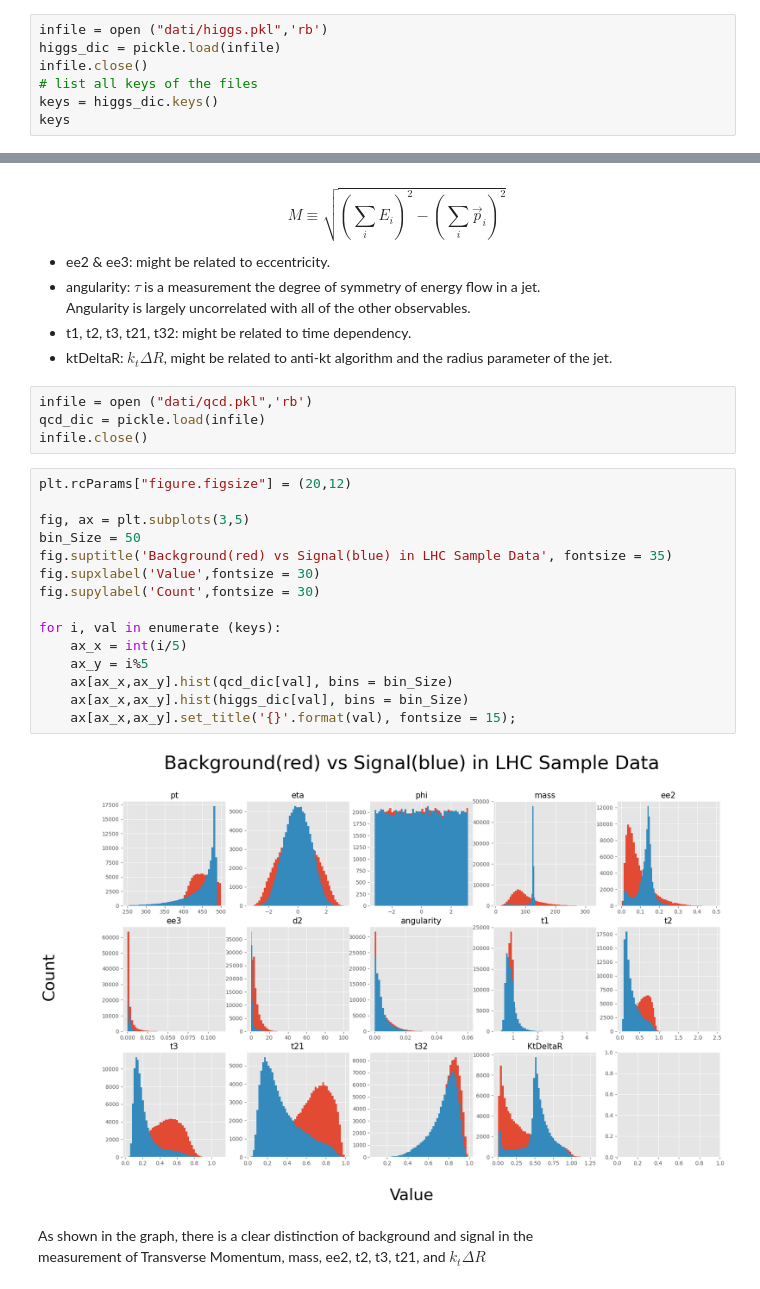
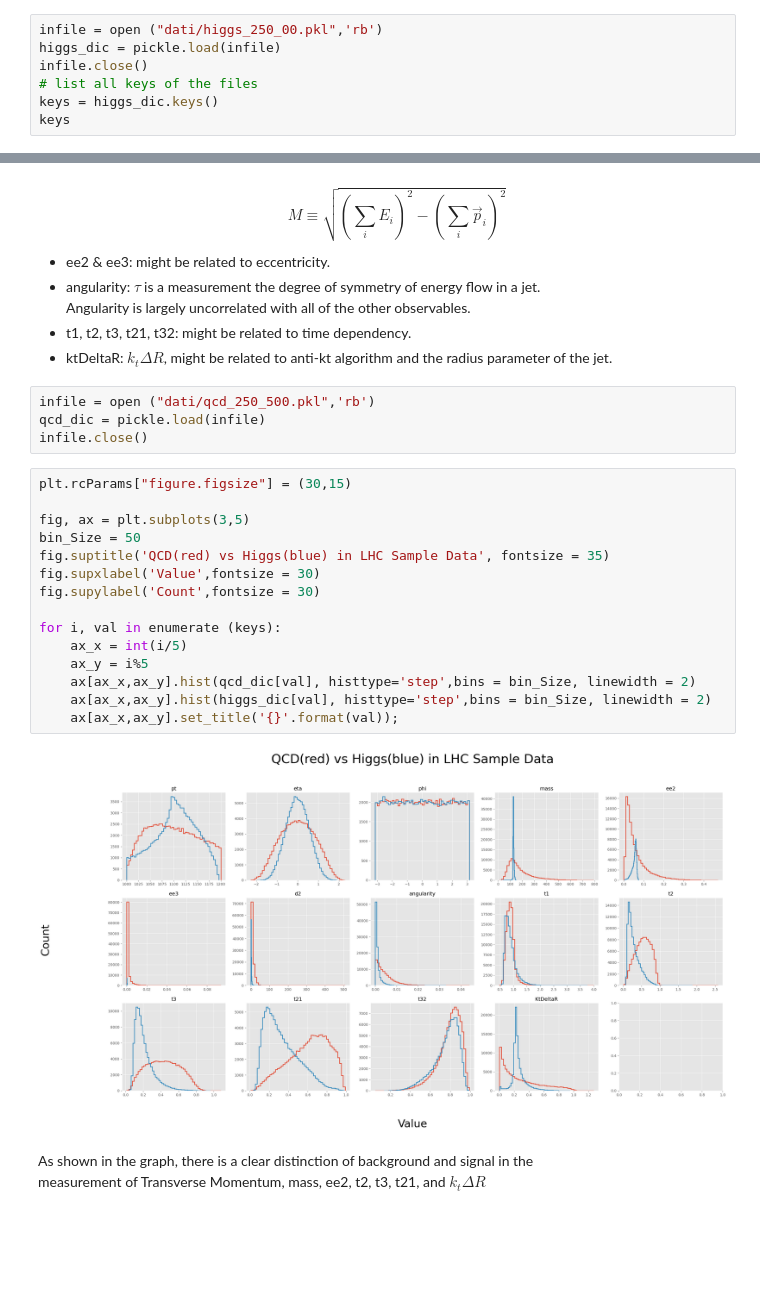
Before and after one commit to HaikunXue/Phys-434-lab, a Jupyter notebook: Lab 5.ipynb, the cells around one changed output, grey strips where cells are left out. Cells and saved outputs as stored; diff of their text form; blank space fills up the shorter version.

```diff
--- a/Lab 5.ipynb
+++ b/Lab 5.ipynb
@@ -46,7 +46,7 @@ In this data set, we are focusing on data from one specific detector, the ATLAS
 And the data is seperate into two parts, the QCD data, or quantum chromodynamics data, serves as the background,
 while the Higgs data is around Higgs particles and serves as the signal.
 # %%
-infile = open ("dati/higgs.pkl",'rb')
+infile = open ("dati/higgs_250_00.pkl",'rb')
 higgs_dic = pickle.load(infile)
 infile.close()
 # list all keys of the files
@@ -77,26 +77,26 @@ Angularity is largely uncorrelated with all of the other observables.
 - t1, t2, t3, t21, t32: might be related to time dependency.
 - ktDeltaR: $k_t \Delta R$, might be related to anti-kt algorithm and the radius parameter of the jet.
 # %%
-infile = open ("dati/qcd.pkl",'rb')
+infile = open ("dati/qcd_250_500.pkl",'rb')
 qcd_dic = pickle.load(infile)
 infile.close()
 # %%
-plt.rcParams["figure.figsize"] = (20,12)
+plt.rcParams["figure.figsize"] = (30,15)
 
 fig, ax = plt.subplots(3,5)
 bin_Size = 50
-fig.suptitle('Background(red) vs Signal(blue) in LHC Sample Data', fontsize = 35)
+fig.suptitle('QCD(red) vs Higgs(blue) in LHC Sample Data', fontsize = 35)
 fig.supxlabel('Value',fontsize = 30)
 fig.supylabel('Count',fontsize = 30)
 
 for i, val in enumerate (keys):
     ax_x = int(i/5)
     ax_y = i%5
-    ax[ax_x,ax_y].hist(qcd_dic[val], bins = bin_Size)
-    ax[ax_x,ax_y].hist(higgs_dic[val], bins = bin_Size)
-    ax[ax_x,ax_y].set_title('{}'.format(val), fontsize = 15);
+    ax[ax_x,ax_y].hist(qcd_dic[val], histtype='step',bins = bin_Size, linewidth = 2)
+    ax[ax_x,ax_y].hist(higgs_dic[val], histtype='step',bins = bin_Size, linewidth = 2)
+    ax[ax_x,ax_y].set_title('{}'.format(val));
 # %% [output]
-[figure, old version]
+[figure, new version]
 # %% [markdown]
 As shown in the graph, there is a clear distinction of background and signal in the
 measurement of Transverse Momentum, mass, ee2, t2, t3, t21, and $k_t \Delta R$
```
Also changed, not shown: 2 other files.
